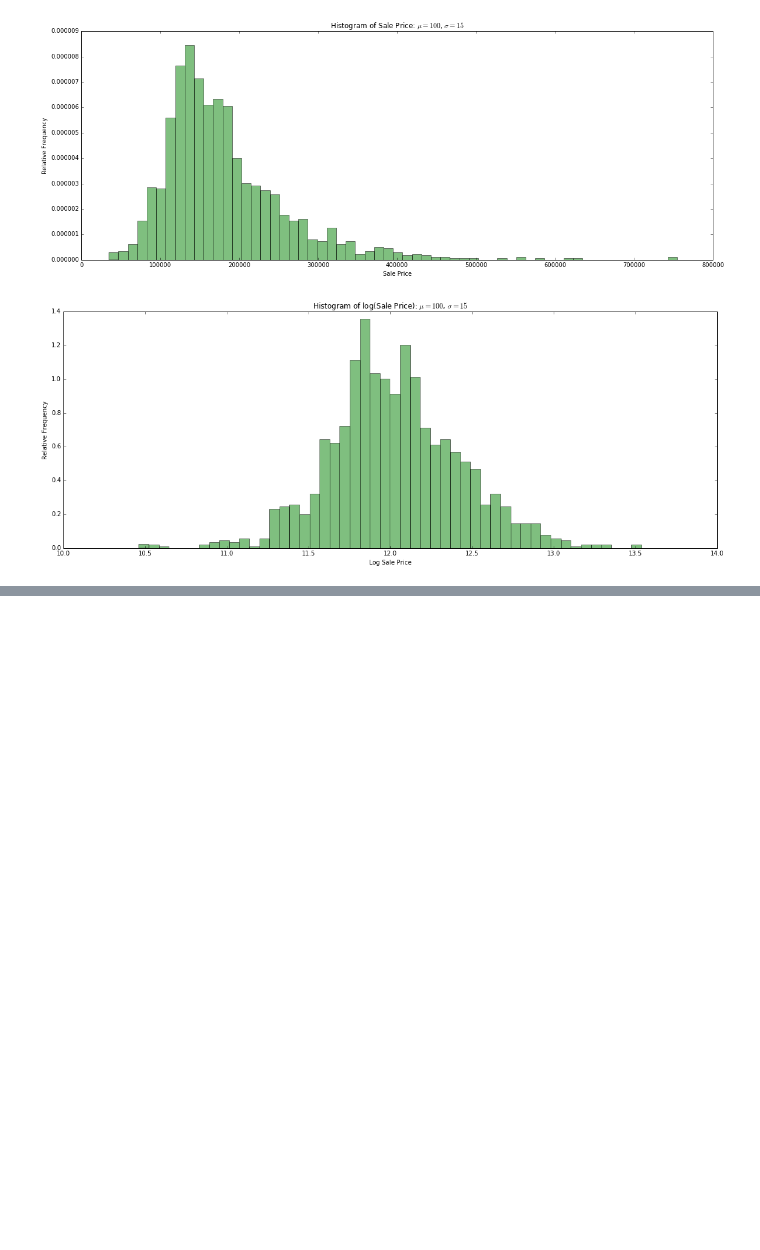
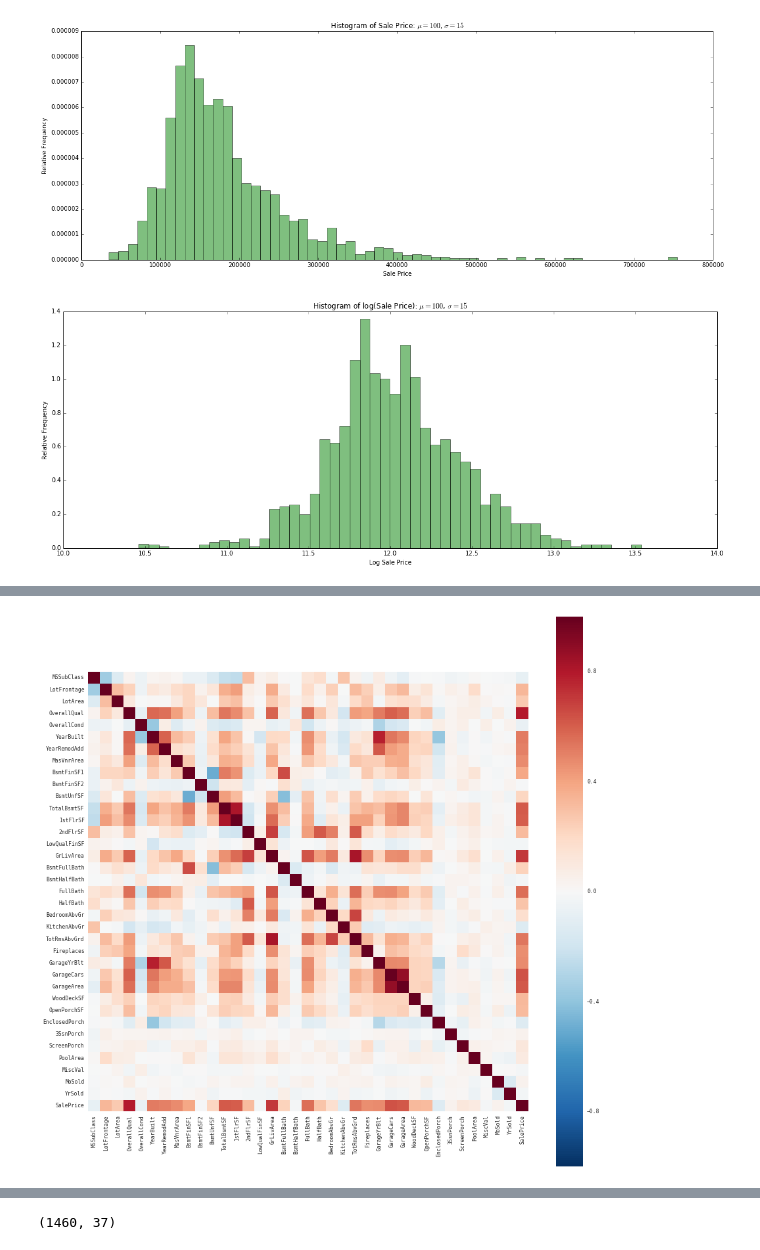
Before and after one commit to ketansahils/HousePricesAdvRegressionTech, a Jupyter notebook: housing_prices.ipynb, the cells around one changed output, grey strips where cells are left out. Saved outputs shown, nothing was run; the diff lists cells and outputs as text; code cells hidden in the pictures; blank space fills up the shorter version.

```diff
--- a/housing_prices.ipynb
+++ b/housing_prices.ipynb
@@ -65,0 +80,6 @@ plt.show()
+# %%
+imp2 = Imputer(missing_values='NaN',strategy='mean',axis=0)
+t = pd.DataFrame(imp2.fit_transform(data.select_dtypes(include = ['float64', 'int64']).iloc[:, 1:]))
+t.columns = data.select_dtypes(include = ['float64', 'int64']).iloc[:, 1:].columns
+t.index = data.select_dtypes(include = ['float64', 'int64']).iloc[:, 1:].index
+t.head()
@@ -65,0 +93,9 @@ plt.show()
+# %%
+import seaborn as sns
+corr = t.corr()
+plt.figure(figsize=(15, 15))
+sns.heatmap(corr, vmax=1, square=True)
+plt.show()
+display(corr)
+# %% [output]
+[figure, added]
@@ -65,0 +119,4 @@ plt.show()
+# %%
+t.shape
+# %% [output]
+(1460, 37)
```
Also changed, not shown: parts of 15 cells of this notebook.
